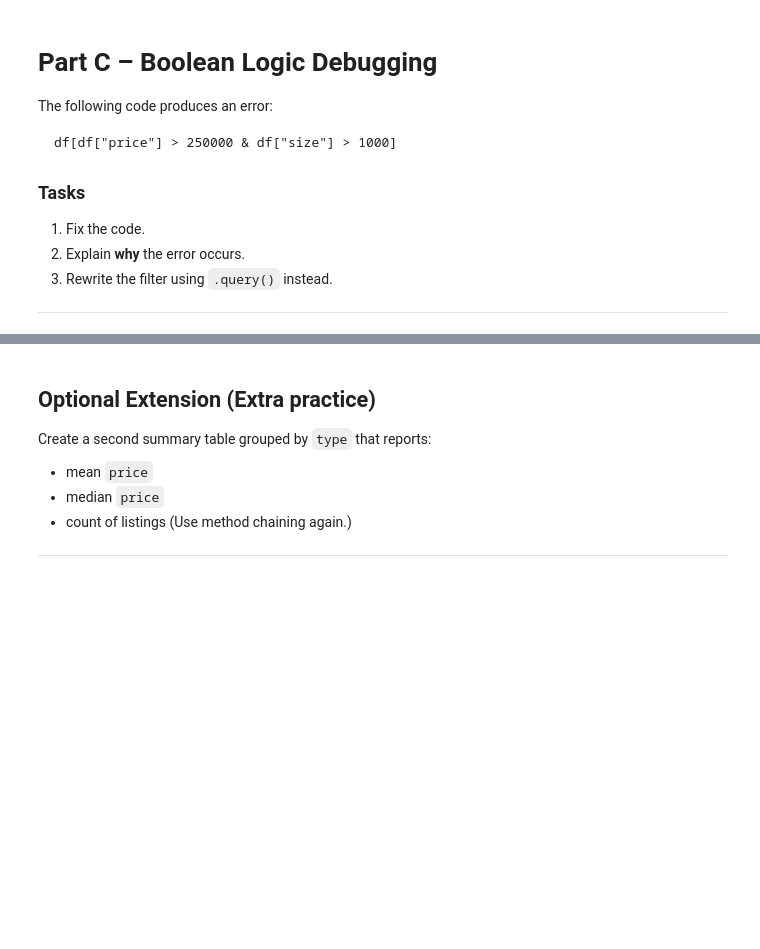
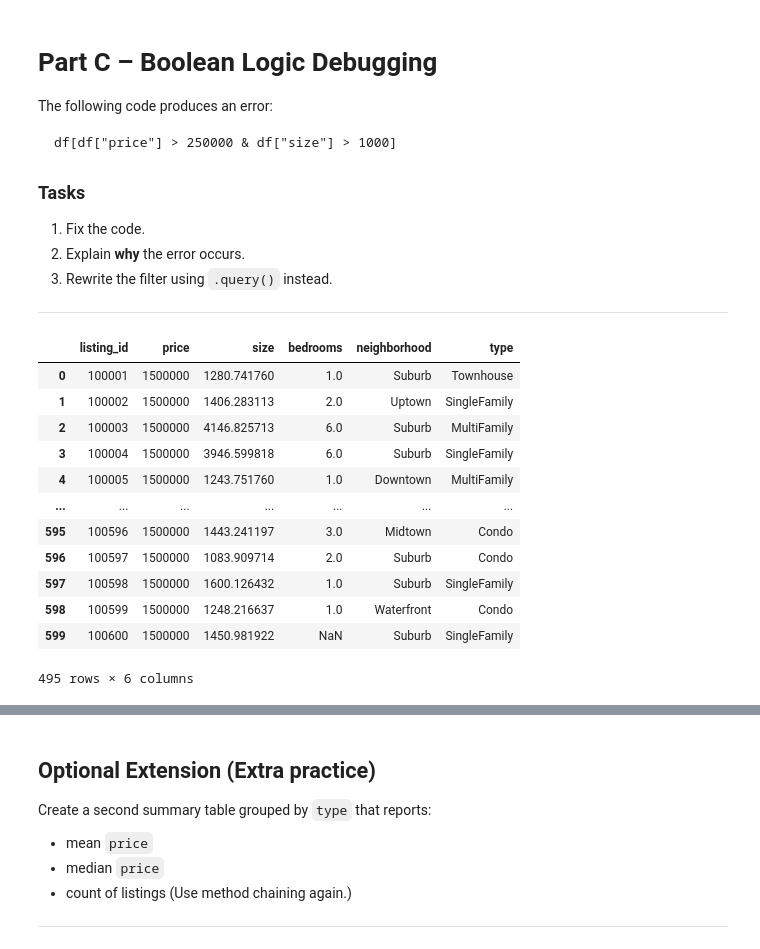
Before and after one commit to HunterTzou/DATA_201_SPRING_2026, a Jupyter notebook: homework/Tzou_Hunter_Assignment_2_Data_Wrangling_with_pandas_Data201.ipynb, the cells around one changed output, grey strips where cells are left out. Cells and saved outputs as stored; diff of their text form; code cells hidden in the pictures; blank space fills up the shorter version.

```diff
--- a/homework/Tzou_Hunter_Assignment_2_Data_Wrangling_with_pandas_Data201.ipynb
+++ b/homework/Tzou_Hunter_Assignment_2_Data_Wrangling_with_pandas_Data201.ipynb
@@ -111,3 +137,21 @@ df[df["price"] > 250000 & df["size"] > 1000]
 ---
 # %%
 ## PART C ##
+
+## FIXED
+
+df[(df["price"] > 250000) & (df["size"] > 1000)]
+# %% [output]
+|  | listing_id | price | size | bedrooms | neighborhood | type |
+| 0 | 100001 | 1500000 | 1280.741760 | 1.0 | Suburb | Townhouse |
+| 1 | 100002 | 1500000 | 1406.283113 | 2.0 | Uptown | SingleFamily |
+| 2 | 100003 | 1500000 | 4146.825713 | 6.0 | Suburb | MultiFamily |
+| 3 | 100004 | 1500000 | 3946.599818 | 6.0 | Suburb | SingleFamily |
+| 4 | 100005 | 1500000 | 1243.751760 | 1.0 | Downtown | MultiFamily |
+| ... | ... | ... | ... | ... | ... | ... |
+| 595 | 100596 | 1500000 | 1443.241197 | 3.0 | Midtown | Condo |
+| 596 | 100597 | 1500000 | 1083.909714 | 2.0 | Suburb | Condo |
+| 597 | 100598 | 1500000 | 1600.126432 | 1.0 | Suburb | SingleFamily |
+| 598 | 100599 | 1500000 | 1248.216637 | 1.0 | Waterfront | Condo |
+| 599 | 100600 | 1500000 | 1450.981922 | NaN | Suburb | SingleFamily |
+495 rows × 6 columns
```
Also changed, not shown: parts of 9 cells of this notebook.
